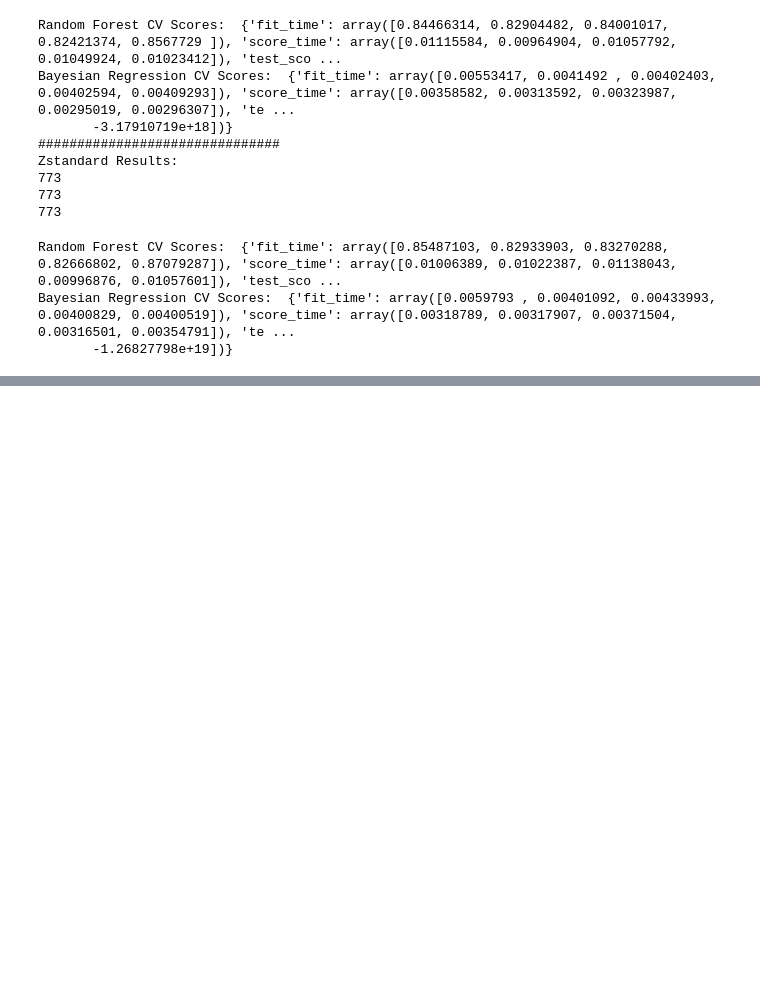
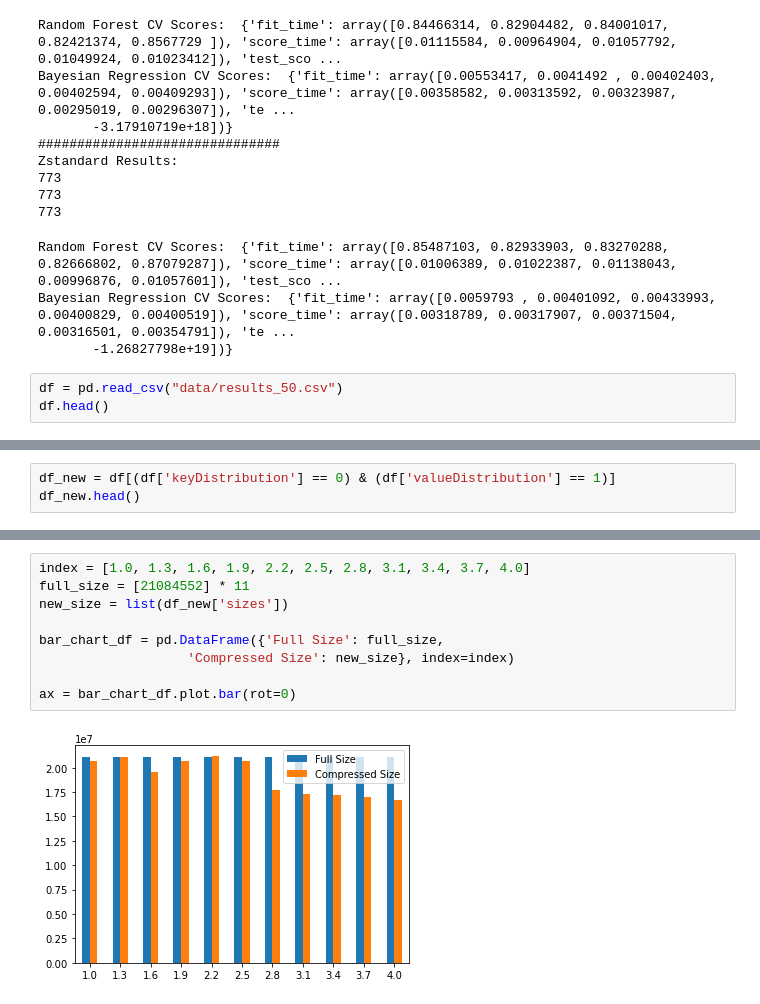
Before and after one commit to karthik6d/thesis, a Jupyter notebook: data_analysis.ipynb, the cells around one changed output, grey strips where cells are left out. Cells and saved outputs as stored; diff of their text form; blank space fills up the shorter version.

```diff
--- a/data_analysis.ipynb
+++ b/data_analysis.ipynb
@@ -366,3 +366,6 @@ Zstandard Results:
 Random Forest CV Scores:  {'fit_time': array([0.85487103, 0.82933903, 0.83270288, 0.82666802, 0.87079287]), 'score_time': array([0.01006389, 0.01022387, 0.01138043, 0.00996876, 0.01057601]), 'test_sco ...
 Bayesian Regression CV Scores:  {'fit_time': array([0.0059793 , 0.00401092, 0.00433993, 0.00400829, 0.00400519]), 'score_time': array([0.00318789, 0.00317907, 0.00371504, 0.00316501, 0.00354791]), 'te ...
        -1.26827798e+19])}
+# %%
+df = pd.read_csv("data/results_50.csv")
+df.head()
@@ -368,0 +379,3 @@ Bayesian Regression CV Scores:  {'fit_time': array([0.0059793 , 0.00401092, 0.00
+# %%
+df_new = df[(df['keyDistribution'] == 0) & (df['valueDistribution'] == 1)]
+df_new.head()
@@ -368,0 +389,11 @@ Bayesian Regression CV Scores:  {'fit_time': array([0.0059793 , 0.00401092, 0.00
+# %%
+index = [1.0, 1.3, 1.6, 1.9, 2.2, 2.5, 2.8, 3.1, 3.4, 3.7, 4.0]
+full_size = [21084552] * 11
+new_size = list(df_new['sizes'])
+
+bar_chart_df = pd.DataFrame({'Full Size': full_size,
+                   'Compressed Size': new_size}, index=index)
+
+ax = bar_chart_df.plot.bar(rot=0)
+# %% [output]
+[figure, added]
```
Also changed, not shown: parts of 5 cells of this notebook, 2 other files.
